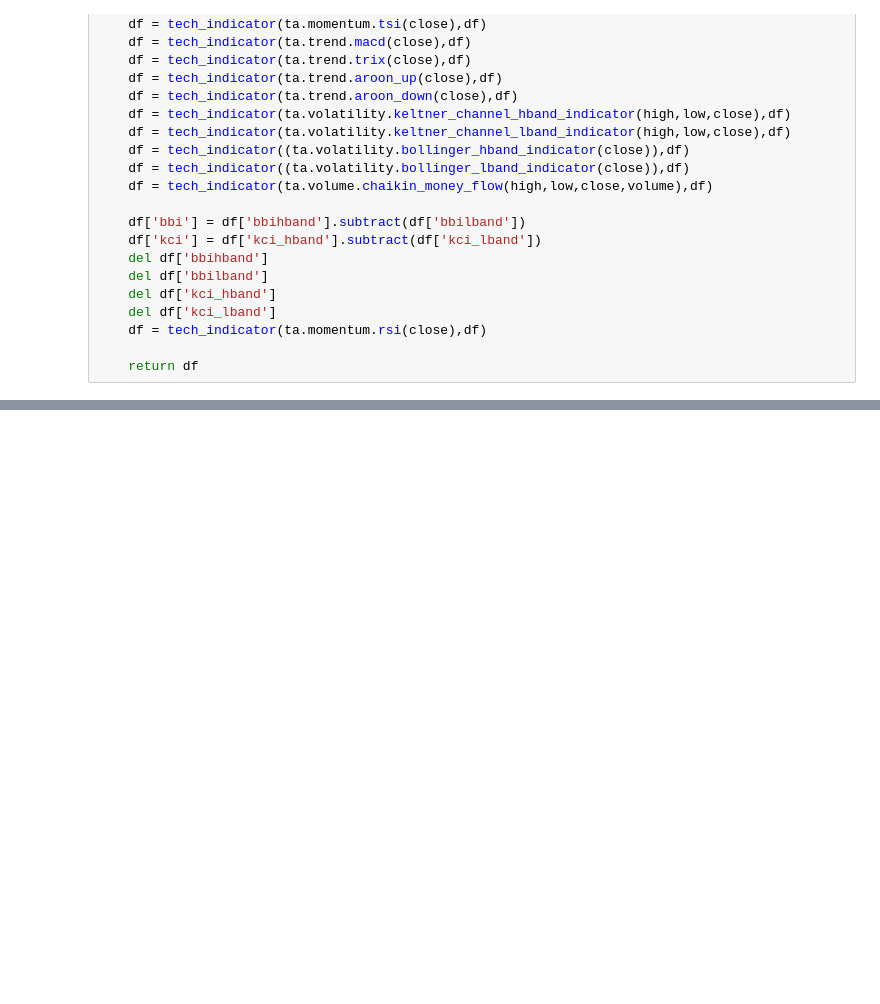
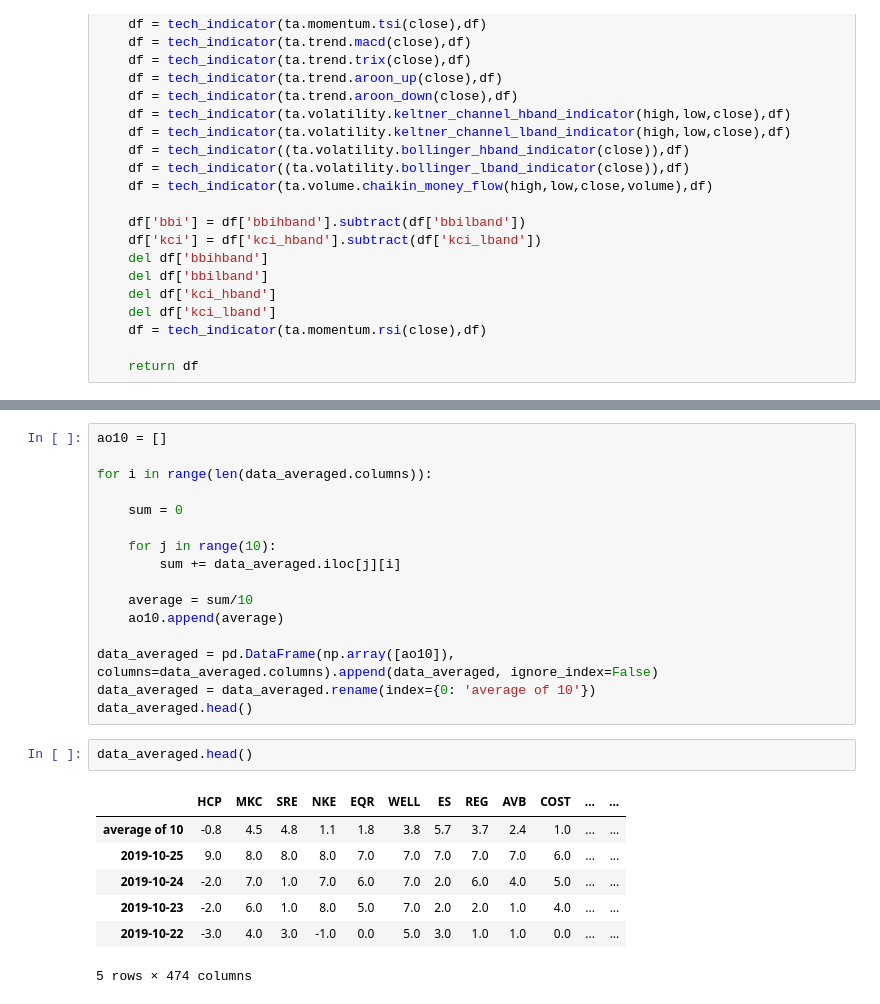
Before and after one commit to rbehal/ticker_picker, a Jupyter notebook: ticker_picker.ipynb, the cells around one changed output, grey strips where cells are left out. Cells and saved outputs as stored; diff of their text form; blank space fills up the shorter version.

```diff
--- a/ticker_picker.ipynb
+++ b/ticker_picker.ipynb
@@ -266,0 +289,26 @@ print(sys.path)
+# %%
+ao10 = []
+
+for i in range(len(data_averaged.columns)):
+
+    sum = 0
+
+    for j in range(10):
+        sum += data_averaged.iloc[j][i]
+
+    average = sum/10
+    ao10.append(average)
+
+data_averaged = pd.DataFrame(np.array([ao10]), columns=data_averaged.columns).append(data_averaged, ignore_index=False)
+data_averaged = data_averaged.rename(index={0: 'average of 10'})
+data_averaged.head()
+# %%
+data_averaged.head()
+# %% [output]
+|  | HCP | MKC | SRE | NKE | EQR | WELL | ES | REG | AVB | COST | ... | ... |
+| average of 10 | -0.8 | 4.5 | 4.8 | 1.1 | 1.8 | 3.8 | 5.7 | 3.7 | 2.4 | 1.0 | ... | ... |
+| 2019-10-25 | 9.0 | 8.0 | 8.0 | 8.0 | 7.0 | 7.0 | 7.0 | 7.0 | 7.0 | 6.0 | ... | ... |
+| 2019-10-24 | -2.0 | 7.0 | 1.0 | 7.0 | 6.0 | 7.0 | 2.0 | 6.0 | 4.0 | 5.0 | ... | ... |
+| 2019-10-23 | -2.0 | 6.0 | 1.0 | 8.0 | 5.0 | 7.0 | 2.0 | 2.0 | 1.0 | 4.0 | ... | ... |
+| 2019-10-22 | -3.0 | 4.0 | 3.0 | -1.0 | 0.0 | 5.0 | 3.0 | 1.0 | 1.0 | 0.0 | ... | ... |
+5 rows × 474 columns
```
Also changed, not shown: parts of 16 cells of this notebook.
